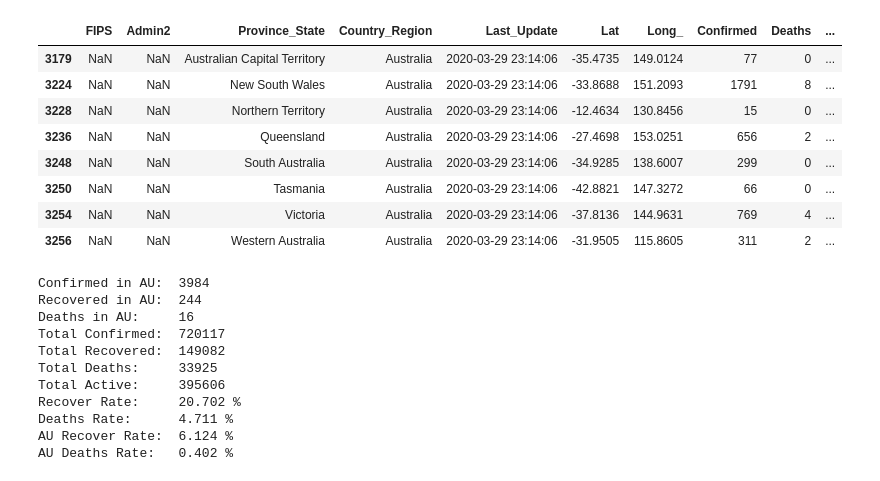
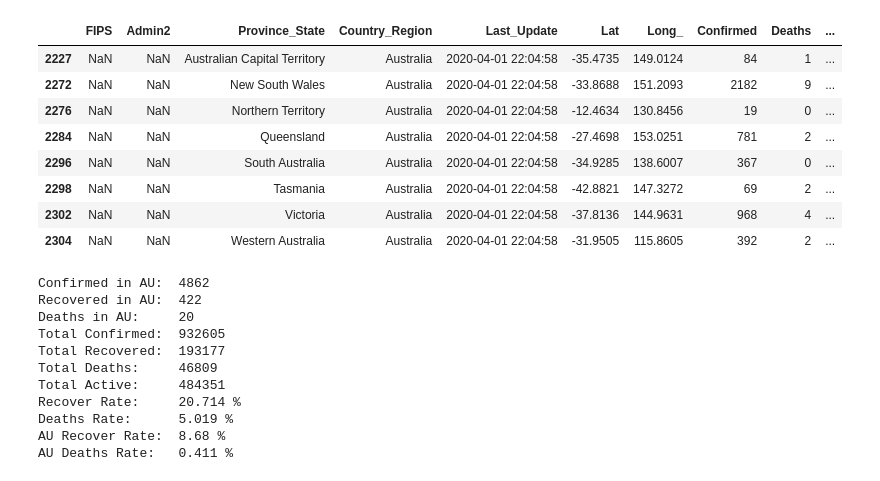
Before and after one commit to u6747075/COVID-19, a Jupyter notebook: COVID_19.ipynb, the cells around one changed output. Cells and saved outputs as stored; diff of their text form; code cells hidden in the pictures.

```diff
--- a/COVID_19.ipynb
+++ b/COVID_19.ipynb
@@ -45,42 +49,42 @@ plt.show()
 # %%
-da = pd.read_csv("csse_covid_19_data/csse_covid_19_daily_reports/03-29-2020.csv")
+da = pd.read_csv("csse_covid_19_data/csse_covid_19_daily_reports/04-01-2020.csv")
 au = da[da["Country_Region"] == "Australia"]
 display(au)
 T_R=sum(list(da["Recovered"]))
 T_D=sum(list(da["Deaths"]))
 T_C=sum(list(da["Confirmed"]))
 AU_R=sum(list(au["Recovered"]))
 AU_D=sum(list(au["Deaths"]))
 AU_C=sum(list(au["Confirmed"]))
 print("Confirmed in AU: ",sum(list(au["Confirmed"])))
 print("Recovered in AU: ",sum(list(au["Recovered"])))
 print("Deaths in AU:    ",sum(list(au["Deaths"])))
 print("Total Confirmed: ",sum(list(da["Confirmed"])))
 print("Total Recovered: ",sum(list(da["Recovered"])))
 print("Total Deaths:    ",sum(list(da["Deaths"])))
 print("Total Active:    ",sum(list(da["Active"])))
 print("Recover Rate:    ",np.round(T_R*100/T_C,3),"%")
 print("Deaths Rate:     ",np.round(T_D*100/T_C,3),"%")
 print("AU Recover Rate: ",np.round(AU_R*100/AU_C,3),"%")
 print("AU Deaths Rate:  ",np.round(AU_D*100/AU_C,3),"%")
 # %% [output]
 |  | FIPS | Admin2 | Province_State | Country_Region | Last_Update | Lat | Long_ | Confirmed | Deaths | ... |
-| 3179 | NaN | NaN | Australian Capital Territory | Australia | 2020-03-29 23:14:06 | -35.4735 | 149.0124 | 77 | 0 | ... |
-| 3224 | NaN | NaN | New South Wales | Australia | 2020-03-29 23:14:06 | -33.8688 | 151.2093 | 1791 | 8 | ... |
-| 3228 | NaN | NaN | Northern Territory | Australia | 2020-03-29 23:14:06 | -12.4634 | 130.8456 | 15 | 0 | ... |
-| 3236 | NaN | NaN | Queensland | Australia | 2020-03-29 23:14:06 | -27.4698 | 153.0251 | 656 | 2 | ... |
-| 3248 | NaN | NaN | South Australia | Australia | 2020-03-29 23:14:06 | -34.9285 | 138.6007 | 299 | 0 | ... |
-| 3250 | NaN | NaN | Tasmania | Australia | 2020-03-29 23:14:06 | -42.8821 | 147.3272 | 66 | 0 | ... |
-| 3254 | NaN | NaN | Victoria | Australia | 2020-03-29 23:14:06 | -37.8136 | 144.9631 | 769 | 4 | ... |
-| 3256 | NaN | NaN | Western Australia | Australia | 2020-03-29 23:14:06 | -31.9505 | 115.8605 | 311 | 2 | ... |
+| 2227 | NaN | NaN | Australian Capital Territory | Australia | 2020-04-01 22:04:58 | -35.4735 | 149.0124 | 84 | 1 | ... |
+| 2272 | NaN | NaN | New South Wales | Australia | 2020-04-01 22:04:58 | -33.8688 | 151.2093 | 2182 | 9 | ... |
+| 2276 | NaN | NaN | Northern Territory | Australia | 2020-04-01 22:04:58 | -12.4634 | 130.8456 | 19 | 0 | ... |
+| 2284 | NaN | NaN | Queensland | Australia | 2020-04-01 22:04:58 | -27.4698 | 153.0251 | 781 | 2 | ... |
+| 2296 | NaN | NaN | South Australia | Australia | 2020-04-01 22:04:58 | -34.9285 | 138.6007 | 367 | 0 | ... |
+| 2298 | NaN | NaN | Tasmania | Australia | 2020-04-01 22:04:58 | -42.8821 | 147.3272 | 69 | 2 | ... |
+| 2302 | NaN | NaN | Victoria | Australia | 2020-04-01 22:04:58 | -37.8136 | 144.9631 | 968 | 4 | ... |
+| 2304 | NaN | NaN | Western Australia | Australia | 2020-04-01 22:04:58 | -31.9505 | 115.8605 | 392 | 2 | ... |
-Confirmed in AU:  3984
-Recovered in AU:  244
-Deaths in AU:     16
-Total Confirmed:  720117
-Total Recovered:  149082
-Total Deaths:     33925
-Total Active:     395606
-Recover Rate:     20.702 %
-Deaths Rate:      4.711 %
-AU Recover Rate:  6.124 %
-AU Deaths Rate:   0.402 %
+Confirmed in AU:  4862
+Recovered in AU:  422
+Deaths in AU:     20
+Total Confirmed:  932605
+Total Recovered:  193177
+Total Deaths:     46809
+Total Active:     484351
+Recover Rate:     20.714 %
+Deaths Rate:      5.019 %
+AU Recover Rate:  8.68 %
+AU Deaths Rate:   0.411 %
```
Also changed, not shown: parts of 3 cells of this notebook.
